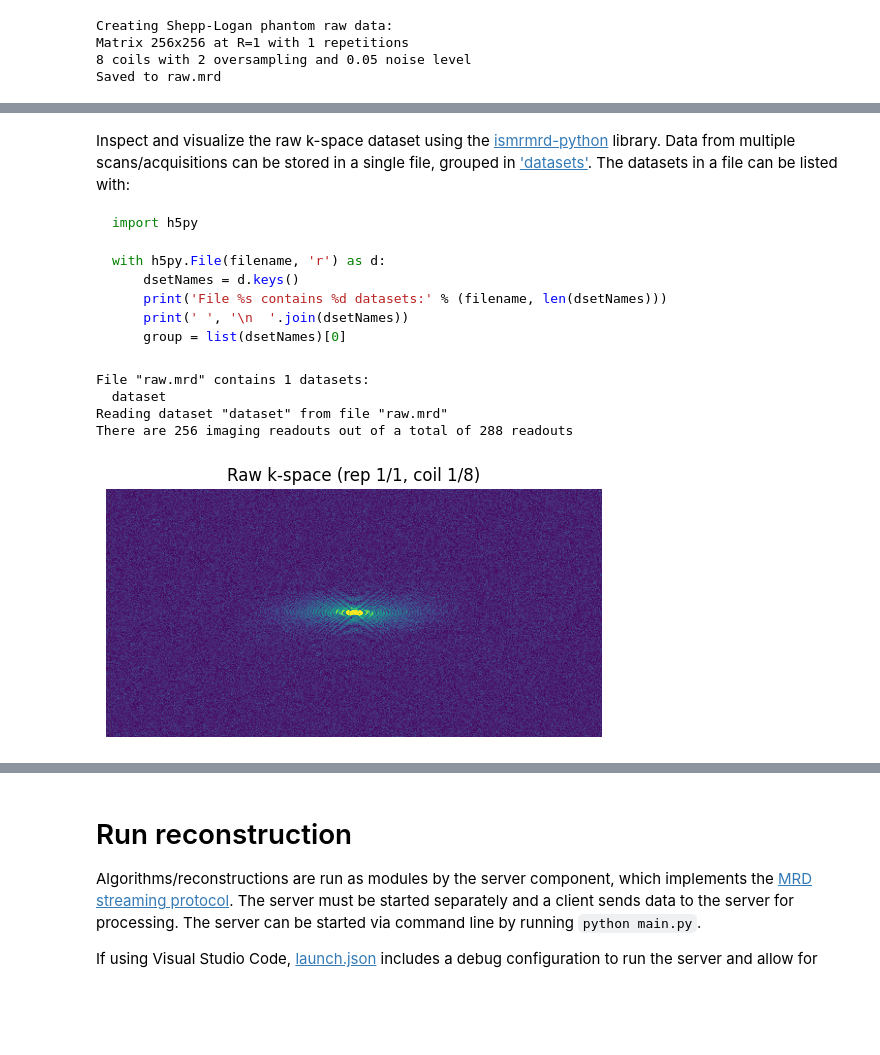
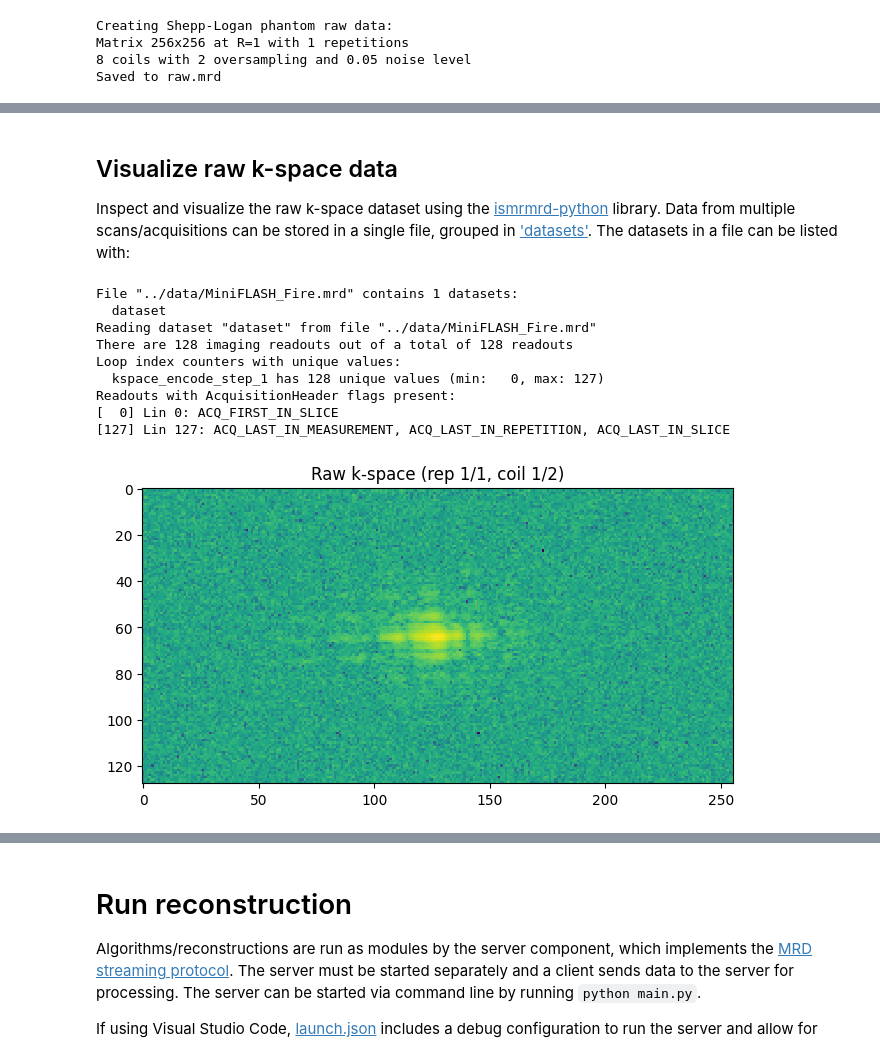
Before and after one commit to usc-mrel/python-ismrmrd-server, a Jupyter notebook: doc/RunClientServerRecon.ipynb, the cells around one changed output, grey strips where cells are left out. Saved outputs shown, nothing was run; the diff lists cells and outputs as text; code cells hidden in the pictures; blank space fills up the shorter version.

Commit message:
Add examples for conversion of raw and DICOM data to RunClientServerRecon

````diff
--- a/doc/RunClientServerRecon.ipynb
+++ b/doc/RunClientServerRecon.ipynb
@@ -25,15 +92,6 @@ Saved to raw.mrd
 # %% [markdown]
+## Visualize raw k-space data
 Inspect and visualize the raw k-space dataset using the [ismrmrd-python](https://github.com/ismrmrd/ismrmrd-python) library.  Data from multiple scans/acquisitions can be stored in a single file, grouped in ['datasets'](https://ismrmrd.readthedocs.io/en/latest/mrd_files.html#mrd-file-format).  The datasets in a file can be listed with:
-
-```python
-import h5py
-
-with h5py.File(filename, 'r') as d:
-    dsetNames = d.keys()
-    print('File %s contains %d datasets:' % (filename, len(dsetNames)))
-    print(' ', '\n  '.join(dsetNames))
-    group = list(dsetNames)[0]
-```
 # %%
 # Display the generated raw k-space data
 import h5py
@@ -49,48 +107,74 @@ with h5py.File(inputFilename, 'r') as d:
     print('File "%s" contains %d datasets:' % (inputFilename, len(dsetNames)))
     print(' ', '\n  '.join(dsetNames))
     group = list(dsetNames)[0]
 
     datasetName = list(d.keys())[0]
 
 print('Reading dataset "%s" from file "%s"' % (datasetName, inputFilename))
-dset = ismrmrd.Dataset(inputFilename, datasetName, False)
+with ismrmrd.Dataset(inputFilename, datasetName, False) as dset:
+    # Read MRD header
+    xmlHeader = dset.read_xml_header().decode('utf-8')
+    mrdHeader = ismrmrd.xsd.CreateFromDocument(xmlHeader)
 
-# Read MRD header
-xmlHeader = dset.read_xml_header().decode('utf-8')
-mrdHeader = ismrmrd.xsd.CreateFromDocument(xmlHeader)
+    # Get all readouts
+    acqs = [dset.read_acquisition(idx) for idx in range(dset.number_of_acquisitions())]
 
-# Get all readouts
-acqs = [dset.read_acquisition(idx) for idx in range(dset.number_of_acquisitions())]
+    # Limit to imaging (non-noise) readouts
+    imgAcqs = [acq for acq in acqs if not acq.is_flag_set(ismrmrd.ACQ_IS_NOISE_MEASUREMENT)]
 
-# Limit to imaging (non-noise) readouts
-imgAcqs = [acq for acq in acqs if not acq.is_flag_set(ismrmrd.ACQ_IS_NOISE_MEASUREMENT)]
+    print('There are %d imaging readouts out of a total of %d readouts' % (len(imgAcqs), dset.number_of_acquisitions()))
 
-print('There are %d imaging readouts out of a total of %d readouts' % (len(imgAcqs), dset.number_of_acquisitions()))
+# List index counters that have >1 unique values
+idxFields = ['average', 'contrast', 'kspace_encode_step_1', 'kspace_encode_step_2', 'phase', 'repetition', 'segment', 'set', 'slice']
+print("Loop index counters with unique values:")
+for field in idxFields:
+    vals = set([getattr(acq.idx, field) for acq in imgAcqs])
+    if len(vals) > 1:
+        print(f'  {field:20s} has {len(vals):3d} unique values (min: {min(vals):3d}, max: {max(vals):3d})')
 
-# Close file
-dset.close()
+for i in range(8):
+    vals = set([acq.idx.user[i] for acq in imgAcqs])
+    if len(vals) > 1:
+        print(f'  user[{i}]              has {len(vals):3d} unique values (min: {min(vals):3d}, max: {max(vals):3d})')
 
 # Format data into single [cha PE RO rep] array
 lin = [acq.idx.kspace_encode_step_1 for acq in imgAcqs]
 rep = [acq.idx.repetition           for acq in imgAcqs]
 
 raw = np.zeros((mrdHeader.acquisitionSystemInformation.receiverChannels,
                 mrdHeader.encoding[0].encodedSpace.matrixSize.y,
                 mrdHeader.encoding[0].encodedSpace.matrixSize.x,
                 mrdHeader.encoding[0].encodingLimits.repetition.maximum+1),
                 imgAcqs[0].data.dtype)
 
 for acq, lin, rep in zip(imgAcqs, lin, rep):
     raw[:,lin,-acq.data.shape[1]:,rep] = acq.data
 
-# Show k-space
-plt.imshow(np.abs(raw[0,:,:,0]), vmax=np.max(np.abs(raw[0,:,:,0]))*0.1)
+# Show the AcquisitionHeader flags for each line of k-space
+print("Readouts with AcquisitionHeader flags present:")
+acqFlags = [field for field in dir(ismrmrd) if field.startswith('ACQ_')]
+for i, acq in enumerate(imgAcqs):
+    strFlags = ", ".join([field for field in acqFlags if acq.is_flag_set(getattr(ismrmrd, field))])
+    if strFlags:
+        print(f'[{i:3d}] Lin {acq.idx.kspace_encode_step_1}: {strFlags}')
+
+t = np.log(np.abs(raw[0,:,:,0]))
+t[np.isinf(t)] = 0
+
+dpi = 100
+plt.figure(figsize=(3*t.shape[1] / dpi, 3*t.shape[0] / dpi), dpi=dpi)
+plt.imshow(t, interpolation='nearest')
 plt.title('Raw k-space (rep %d/%d, coil %d/%d)' % (1, mrdHeader.encoding[0].encodingLimits.repetition.maximum+1, 1, mrdHeader.acquisitionSystemInformation.receiverChannels))
-plt.axis('off')
+# plt.axis('off')
 plt.show()
 # %% [output]
-File "raw.mrd" contains 1 datasets:
+File "../data/MiniFLASH_Fire.mrd" contains 1 datasets:
   dataset
-Reading dataset "dataset" from file "raw.mrd"
-There are 256 imaging readouts out of a total of 288 readouts
+Reading dataset "dataset" from file "../data/MiniFLASH_Fire.mrd"
+There are 128 imaging readouts out of a total of 128 readouts
+Loop index counters with unique values:
+  kspace_encode_step_1 has 128 unique values (min:   0, max: 127)
+Readouts with AcquisitionHeader flags present:
+[  0] Lin 0: ACQ_FIRST_IN_SLICE
+[127] Lin 127: ACQ_LAST_IN_MEASUREMENT, ACQ_LAST_IN_REPETITION, ACQ_LAST_IN_SLICE
-[figure, old version]
+[figure, new version]
````
Also changed, not shown: parts of 11 cells of this notebook.
